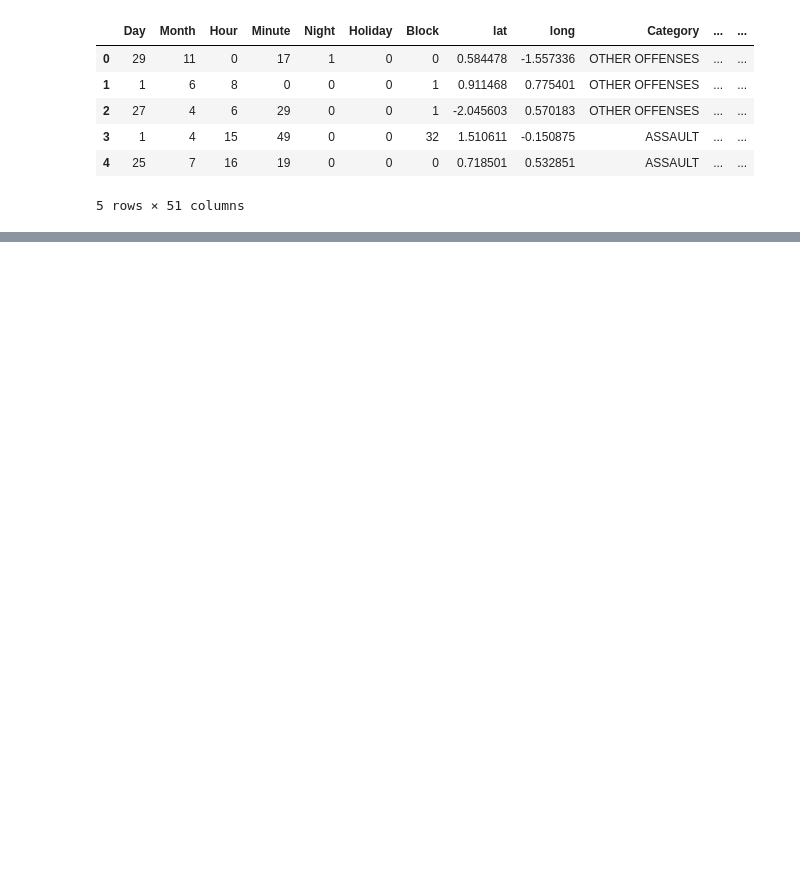
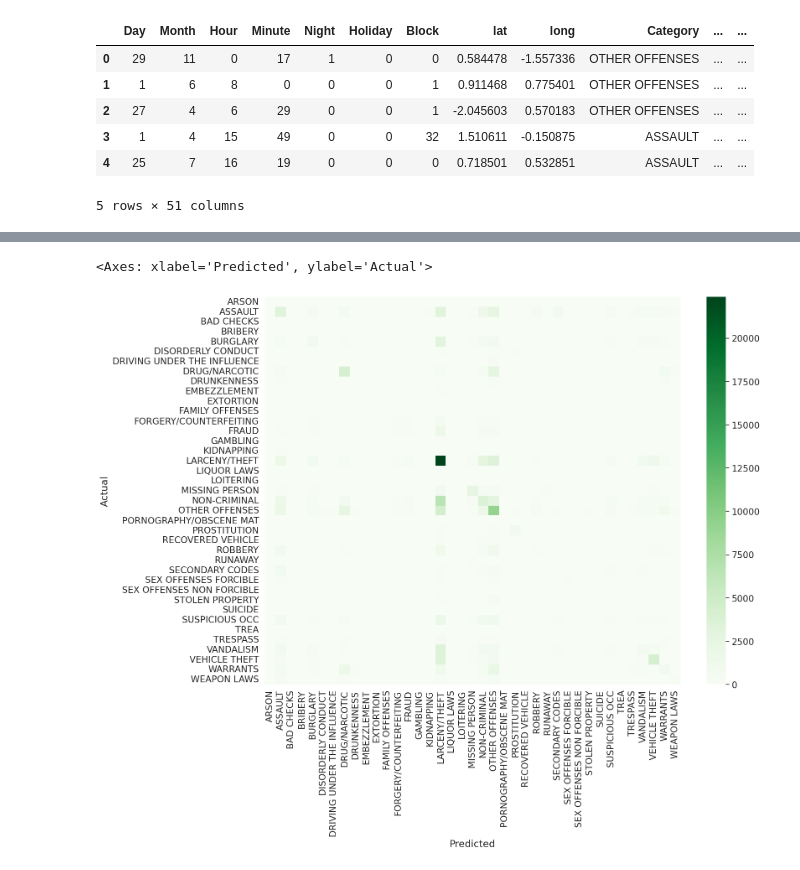
Before and after one commit to hannesharnisch/kaggle-sf-crime, a Jupyter notebook: random-forest.ipynb, the cells around one changed output, grey strips where cells are left out. Cells and saved outputs as stored; diff of their text form; code cells hidden in the pictures; blank space fills up the shorter version.

Commit message:
Added log loss, conf matrix and plotting to random forest

```diff
--- a/random-forest.ipynb
+++ b/random-forest.ipynb
@@ -86,0 +115,2 @@ Accuracy: 0.3061727692044872
+# %%
+cnf_matrix = confusion_matrix(y_test, y_pred)
@@ -87,3 +135,15 @@ Accuracy: 0.3061727692044872
+# %%
+df_cm = pd.DataFrame(cnf_matrix, columns=np.unique(y_test), index = np.unique(y_test))
+df_cm.index.name = 'Actual'
+df_cm.columns.name = 'Predicted'
+plt.figure(figsize = (16,12))
+plt.tight_layout()
+sns.set(font_scale=1.4) #for label size
+sns.heatmap(df_cm, cbar=True, cmap= "Greens", annot=False, fmt='.0f' #, annot_kws={"size": 13}
+           )
+# %% [output]
+<Axes: xlabel='Predicted', ylabel='Actual'>
+[figure, added]
 # %%
 # Save the model
 joblib.dump(rf_classifier, 'models/random_forest/random_forest_model.pkl')
```
Also changed, not shown: parts of 8 cells of this notebook.
